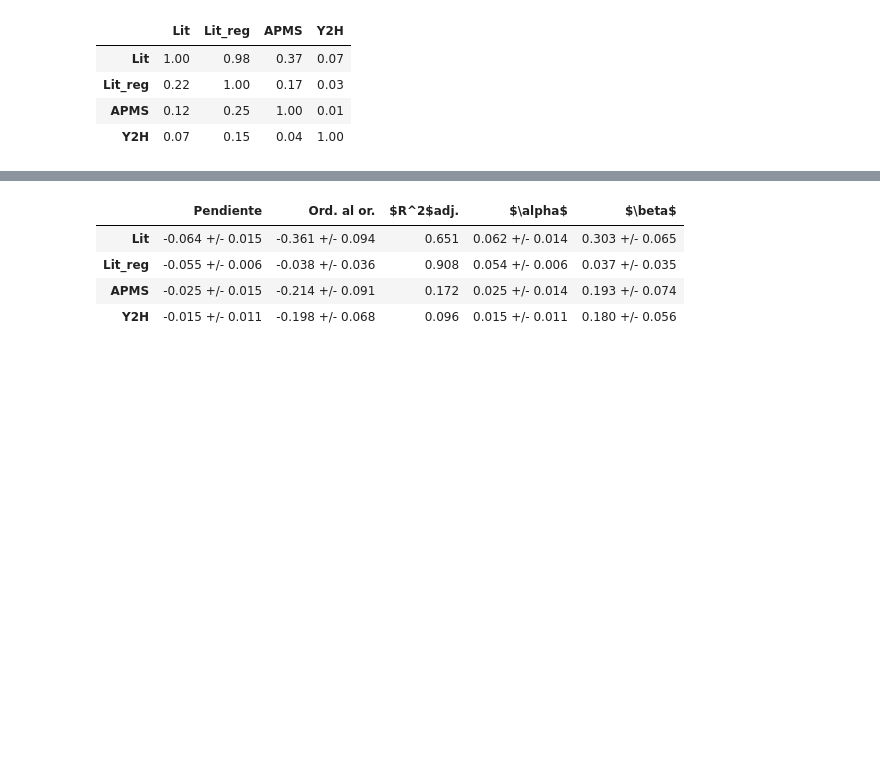
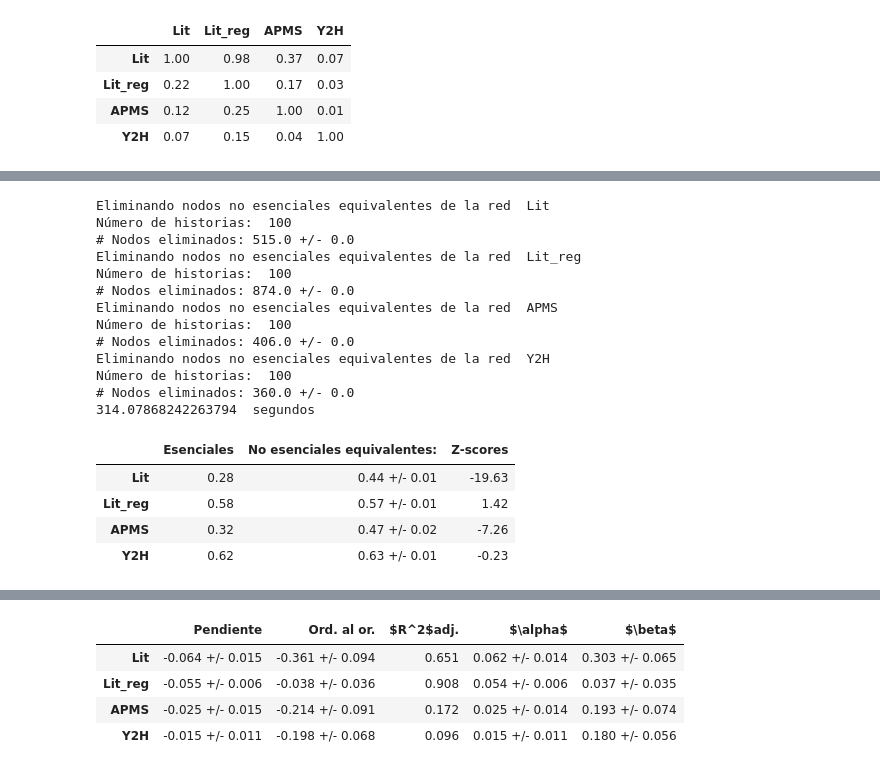
Before and after one commit to GRGab/Urdimbres-Sofisticadas, a Jupyter notebook: Tp2/generar_tablas_lindas.ipynb, the cells around one changed output, grey strips where cells are left out. Saved outputs shown, nothing was run; the diff lists cells and outputs as text; code cells hidden in the pictures; blank space fills up the shorter version.

Commit message:
Resubo la carpeta Tp2 ordenada.

```diff
--- a/Tp2/generar_tablas_lindas.ipynb
+++ b/Tp2/generar_tablas_lindas.ipynb
@@ -101,0 +383,11 @@ tabla2
+# %%
+grafos = [g_lit, g_lit_reg, g_apms, g_y2h] # Respetar este orden
+nombres = {g_apms: "APMS", g_lit: "Lit", g_lit_reg: "Lit_reg",
+           g_y2h: "Y2H"}
+
+# Genero las fracciones correspondientes a remoción de esenciales
+fracs_esen = np.zeros((4))
+for i, g in enumerate(grafos):
+    print('Eliminando nodos esenciales de la red ', nombres[g])
+    fracs_esen[i], numnods_elim = desarme_esenciales_saco_ess(g, ess, devolver_num_nodos_elim=True)
+    print('# Nodos eliminados: ', numnods_elim)
@@ -101,0 +403,45 @@ tabla2
+# %%
+# Genero las fracciones correspondientes a remoción de equivalentes en grado (criterio viejo)
+fracs_equiv, sigmas = np.zeros((2, 4))
+n_historias = 100
+ti = time()
+for i, g in enumerate(grafos):
+    print('Eliminando nodos no esenciales equivalentes de la red ', nombres[g])
+    print('Número de historias: ', n_historias)
+    resultados = np.zeros((n_historias))
+    numnods_elim = np.zeros((n_historias))
+    for j in range(n_historias):
+        resultados[j], numnods_elim[j] = efecto_nodos_equivalentes_criterioviejo(g, ess, devolver_num_nodos_elim=True)
+    fracs_equiv[i] = np.average(resultados)
+    sigmas[i] = np.std(resultados)
+    print('# Nodos eliminados: {} +/- {}'.format(np.average(numnods_elim), np.std(numnods_elim)))
+tf = time(); print(tf - ti, ' segundos')
+
+zscores = (fracs_esen - fracs_equiv) / sigmas
+
+equiv_prolijo = ['{:.2f} +/- {:.2f}'.format(x, y) for x, y in zip(fracs_equiv, sigmas)]
+pd.set_option('precision', 2)
+tabla3 = pd.DataFrame(data={'Esenciales':fracs_esen,
+                            'No esenciales equivalentes:':equiv_prolijo,
+                            'Z-scores':zscores},
+                      index=['Lit', 'Lit_reg', 'APMS', 'Y2H'])
+tabla3
+# %% [output]
+Eliminando nodos no esenciales equivalentes de la red  Lit
+Número de historias:  100
+# Nodos eliminados: 515.0 +/- 0.0
+Eliminando nodos no esenciales equivalentes de la red  Lit_reg
+Número de historias:  100
+# Nodos eliminados: 874.0 +/- 0.0
+Eliminando nodos no esenciales equivalentes de la red  APMS
+Número de historias:  100
+# Nodos eliminados: 406.0 +/- 0.0
+Eliminando nodos no esenciales equivalentes de la red  Y2H
+Número de historias:  100
+# Nodos eliminados: 360.0 +/- 0.0
+314.07868242263794  segundos
+|  | Esenciales | No esenciales equivalentes: | Z-scores |
+| Lit | 0.28 | 0.44 +/- 0.01 | -19.63 |
+| Lit_reg | 0.58 | 0.57 +/- 0.01 | 1.42 |
+| APMS | 0.32 | 0.47 +/- 0.02 | -7.26 |
+| Y2H | 0.62 | 0.63 +/- 0.01 | -0.23 |
```
Also changed, not shown: parts of 8 cells of this notebook, 27 other files.
